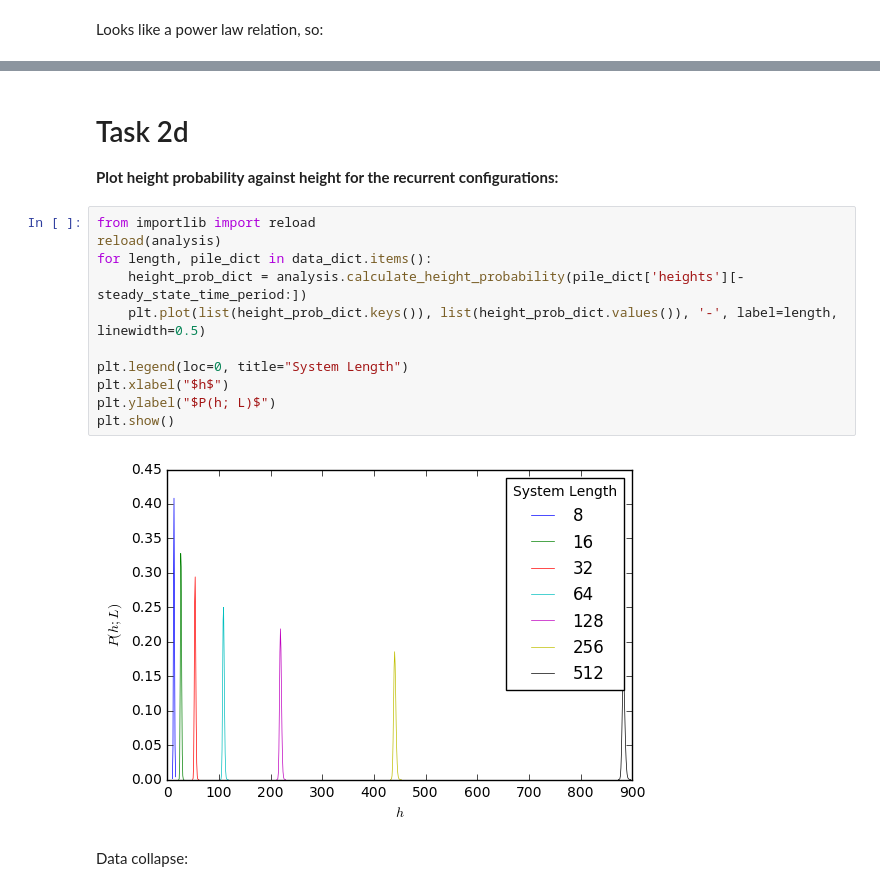
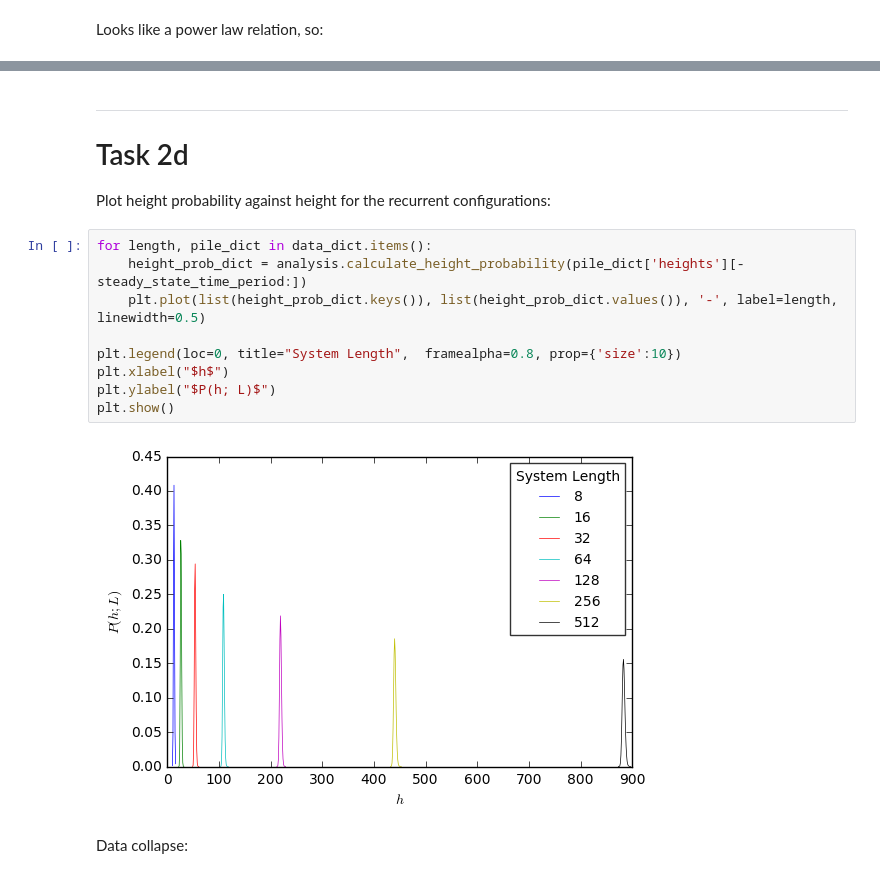
Before and after one commit to zackeymon/Oslo-Model, a Jupyter notebook: Oslo Model.ipynb, the cells around one changed output, grey strips where cells are left out. Drawn from its saved outputs; the diff is of its cells as text.

```diff
--- a/Oslo Model.ipynb
+++ b/Oslo Model.ipynb
@@ -373,22 +391,22 @@ $$\sigma_z = \sigma_h / L \sim L^{w-1} \sim L^{-0.759}$$
 
 So the average slope's standard deviation tends to 0 in the limit of $L \rightarrow \infty$
 # %% [markdown]
+---
+
 # Task 2d
 
-**Plot height probability against height for the recurrent configurations:**
+Plot height probability against height for the recurrent configurations:
 # %%
-from importlib import reload
-reload(analysis)
 for length, pile_dict in data_dict.items():
     height_prob_dict = analysis.calculate_height_probability(pile_dict['heights'][-steady_state_time_period:])
     plt.plot(list(height_prob_dict.keys()), list(height_prob_dict.values()), '-', label=length, linewidth=0.5)
 
-plt.legend(loc=0, title="System Length")
+plt.legend(loc=0, title="System Length",  framealpha=0.8, prop={'size':10})
 plt.xlabel("$h$")
 plt.ylabel("$P(h; L)$")
 plt.show()
 # %% [output]
-[figure, old version]
+[figure, new version]
 # %% [markdown]
 Data collapse:
 # %%
```
Also changed, not shown: parts of 83 cells of this notebook, 3 other files.
